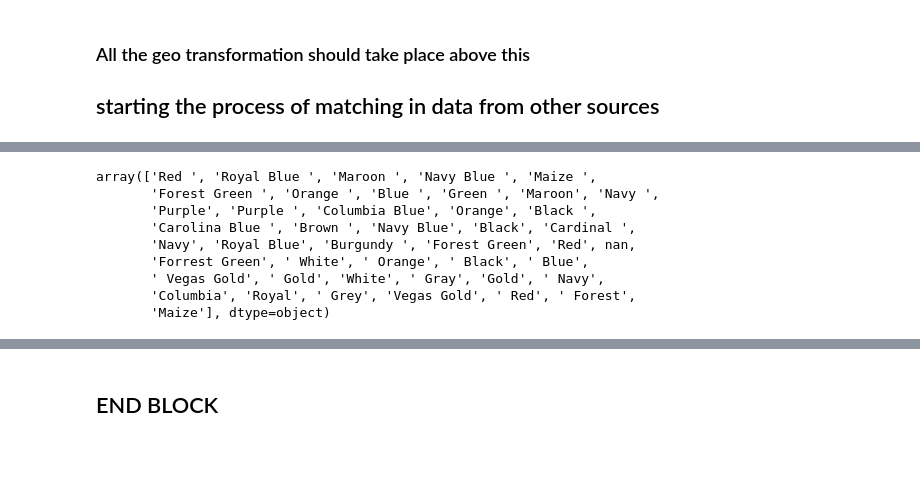
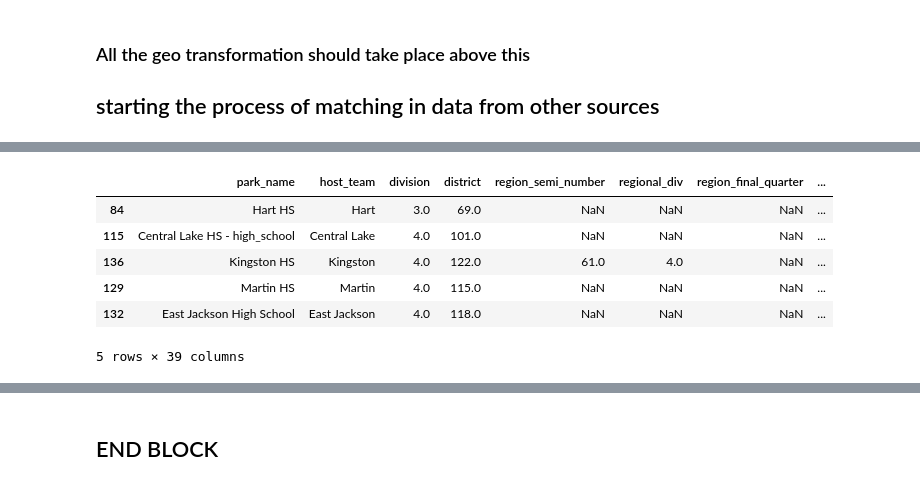
Before and after one commit to JSmith1826/BB_parks, a Jupyter notebook: mhsaa_etl.ipynb, the cells around one changed output, grey strips where cells are left out. Cells and saved outputs as stored; diff of their text form; code cells hidden in the pictures; blank space fills up the shorter version.

```diff
--- a/mhsaa_etl.ipynb
+++ b/mhsaa_etl.ipynb
@@ -563,23 +555,23 @@ Vegas Gold: #C5B358
 # %%
-### Get me a list of every color name used in the color1 and color2 columns
-color_list = merged_df['color1'].append(merged_df['color2']).unique()
-color_list
+# ### Get me a list of every color name used in the color1 and color2 columns
+# color_list = merged_df['color1'].append(merged_df['color2']).unique()
+# color_list
-# %% [output]
-array(['Red ', 'Royal Blue ', 'Maroon ', 'Navy Blue ', 'Maize ',
-       'Forest Green ', 'Orange ', 'Blue ', 'Green ', 'Maroon', 'Navy ',
-       'Purple', 'Purple ', 'Columbia Blue', 'Orange', 'Black ',
-       'Carolina Blue ', 'Brown ', 'Navy Blue', 'Black', 'Cardinal ',
-       'Navy', 'Royal Blue', 'Burgundy ', 'Forest Green', 'Red', nan,
-       'Forrest Green', ' White', ' Orange', ' Black', ' Blue',
-       ' Vegas Gold', ' Gold', 'White', ' Gray', 'Gold', ' Navy',
-       'Columbia', 'Royal', ' Grey', 'Vegas Gold', ' Red', ' Forest',
-       'Maize'], dtype=object)
 # %%
 ### outpus csv to check
 df_merged.to_csv('data/2023_merged_test.csv', index=False)
 
 ### OUTPUT JSON TO USE IN MAP
 df_merged.to_json('data/html/mhsaa/data/map.json', orient='records')
+# %%
+df_merged.head()
+# %% [output]
+|  | park_name | host_team | division | district | region_semi_number | regional_div | region_final_quarter | ... |
+| 84 | Hart HS | Hart | 3.0 | 69.0 | NaN | NaN | NaN | ... |
+| 115 | Central Lake HS - high_school | Central Lake | 4.0 | 101.0 | NaN | NaN | NaN | ... |
+| 136 | Kingston HS | Kingston | 4.0 | 122.0 | 61.0 | 4.0 | NaN | ... |
+| 129 | Martin HS | Martin | 4.0 | 115.0 | NaN | NaN | NaN | ... |
+| 132 | East Jackson High School | East Jackson | 4.0 | 118.0 | NaN | NaN | NaN | ... |
+5 rows × 39 columns
 # %%
 df_merged.describe()
 
```
Also changed, not shown: parts of 16 cells of this notebook, 1 other file.
